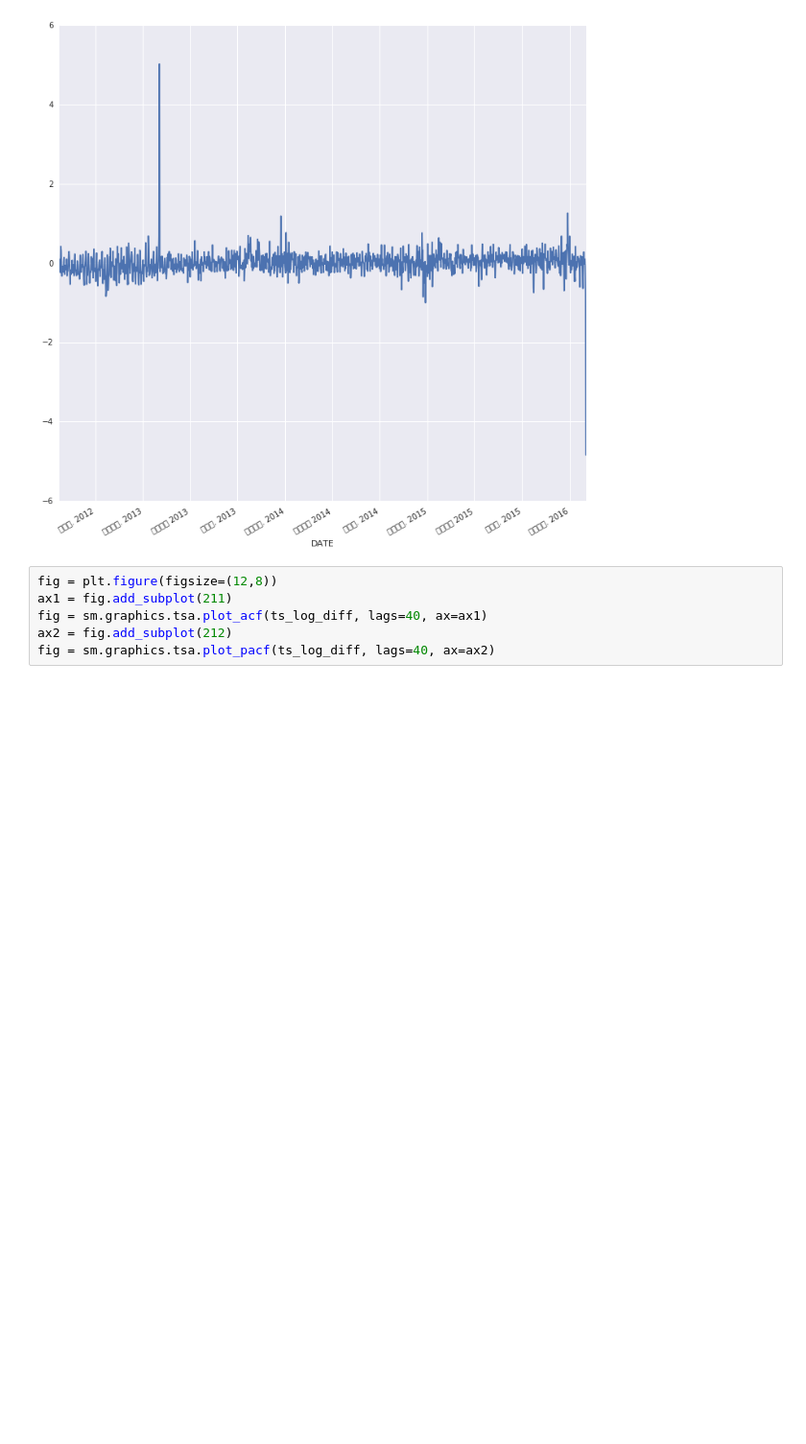
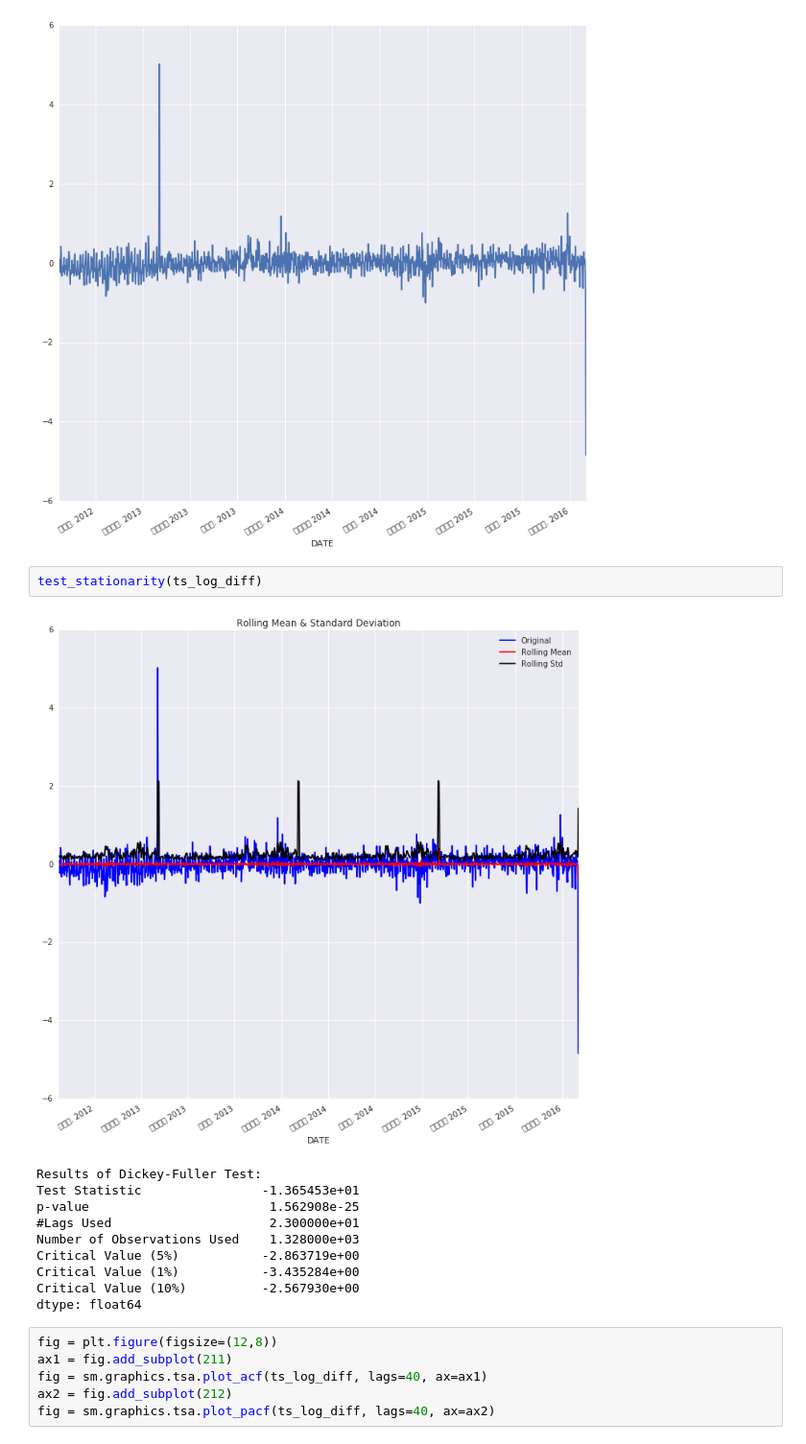
Before and after one commit to tmubarakshin/data_analysis, a Jupyter notebook: Project.ipynb, the cells around one changed output. Shown at 96% size. Saved outputs shown, nothing was run; the diff lists cells and outputs as text; blank space fills up the shorter version.

```diff
--- a/Project.ipynb
+++ b/Project.ipynb
@@ -110,6 +110,19 @@ ts_log_diff.plot(figsize=(12,12))
 # %% [output]
 <matplotlib.axes._subplots.AxesSubplot at 0x...>
 [figure]
+# %%
+test_stationarity(ts_log_diff)
+# %% [output]
+[figure, added]
+Results of Dickey-Fuller Test:
+Test Statistic                -1.365453e+01
+p-value                        1.562908e-25
+#Lags Used                     2.300000e+01
+Number of Observations Used    1.328000e+03
+Critical Value (5%)           -2.863719e+00
+Critical Value (1%)           -3.435284e+00
+Critical Value (10%)          -2.567930e+00
+dtype: float64
 # %%
 fig = plt.figure(figsize=(12,8))
 ax1 = fig.add_subplot(211)
```
